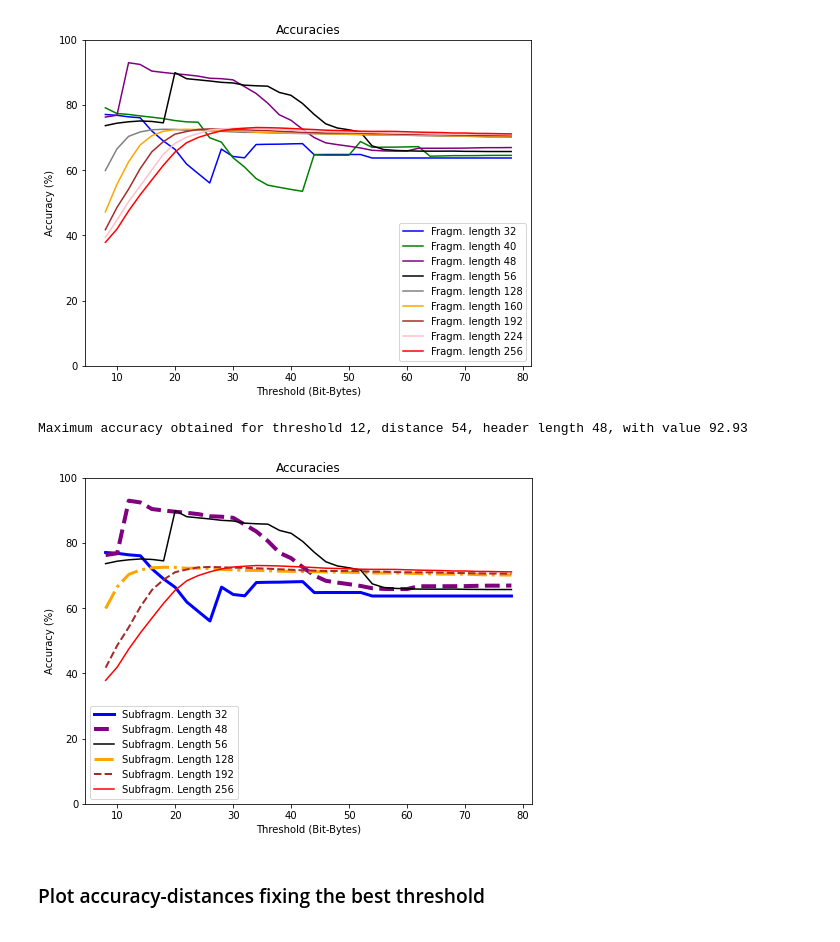
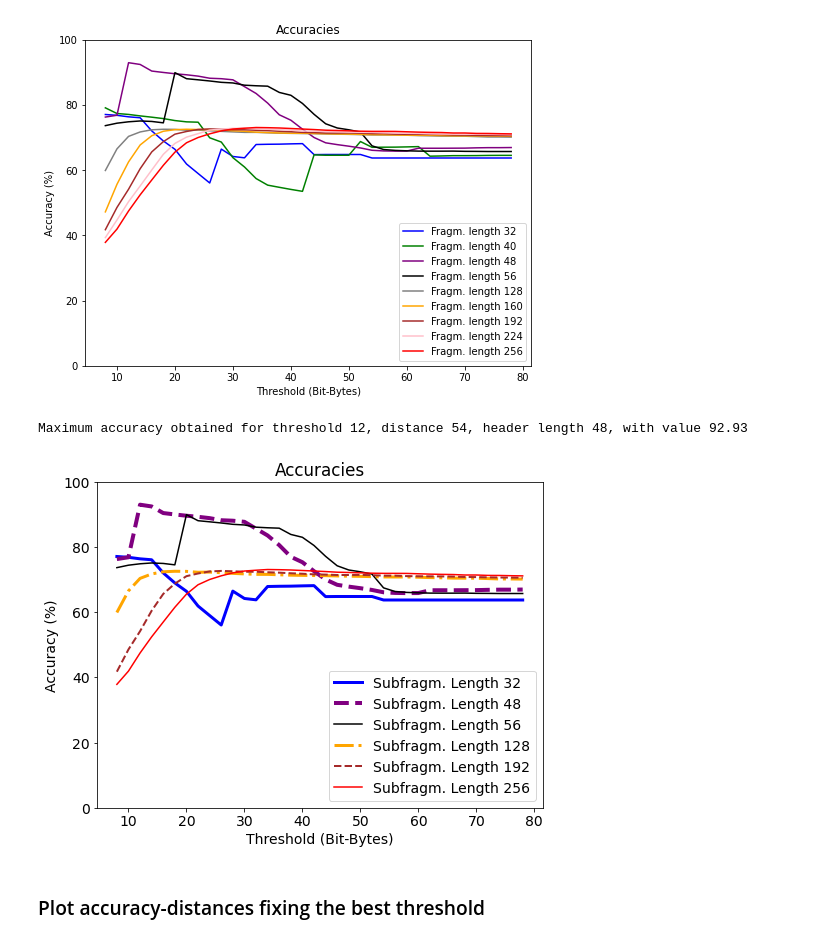
Before and after one commit to gomitolof/DAA-for-Ransomware-detection, a Jupyter notebook: models_mix/2F_mix.ipynb, the cells around one changed output. Saved outputs shown, nothing was run; the diff lists cells and outputs as text; code cells hidden in the pictures.

```diff
--- a/models_mix/2F_mix.ipynb
+++ b/models_mix/2F_mix.ipynb
@@ -259,32 +259,33 @@ Maximum accuracy obtained for threshold 12, distance 54, header length 48, with
 # %%
 ind = np.unravel_index(np.argmax(acc_des, axis=None), acc_des.shape)
 d = ind[1]
 print("Maximum accuracy obtained for threshold %2d, distance %2d, header length %2d, with value %3.2f" % (thresholds[ind[0]], distances[ind[1]], 8*(ind[2]+1), acc_des[ind]))
 
 # Accuracy = (TP+TN)/(TP+TN+FP+FN)
 hl_thresh = acc_des.transpose()
 
 # Plot of the accuracies obtained using different threshold and different header lengths
+plt.rcParams.update({'font.size': 14})
 plt.figure(figsize=(8,6))
 plt.title("Accuracies")
 plt.xlabel("Threshold (Bit-Bytes)")
 plt.ylabel("Accuracy (%)")
 plt.plot(thresholds, hl_thresh[3][d], color="blue",linewidth=3,linestyle='-', label="Subfragm. Length 32")
 #plt.plot(thresholds, hl_thresh[4][d], color="green", label="Length 40")
 plt.plot(thresholds, hl_thresh[5][d], color="purple",linewidth=4,linestyle='--', label="Subfragm. Length 48")
 plt.plot(thresholds, hl_thresh[6][d], color="black",linewidth=1.5,linestyle='-', label="Subfragm. Length 56")
 plt.plot(thresholds, hl_thresh[15][d], color="orange",linewidth=3,linestyle='-.', label="Subfragm. Length 128")
 #plt.plot(thresholds, hl_thresh[19][d], color="orange", label="Fragm. length 160")
 plt.plot(thresholds, hl_thresh[23][d], color="brown",linewidth=2,linestyle='--', label="Subfragm. Length 192")
 #plt.plot(thresholds, hl_thresh[27][d], color="pink", label="Fragm. length 224")
 plt.plot(thresholds, hl_thresh[31][d], color="red",linewidth=1.5,linestyle='-', label="Subfragm. Length 256")
 plt.legend()
 plt.ylim([0, 100])
 plt.savefig('../Img/acc_2F_mix_new.pdf')
 plt.show()
 # %% [output]
 Maximum accuracy obtained for threshold 12, distance 54, header length 48, with value 92.93
-[figure, old version]
+[figure, new version]
 # %% [markdown]
 ### Plot accuracy-distances fixing the best threshold
 # %%
```
Also changed, not shown: parts of 1 cell of this notebook, 9 other files.
